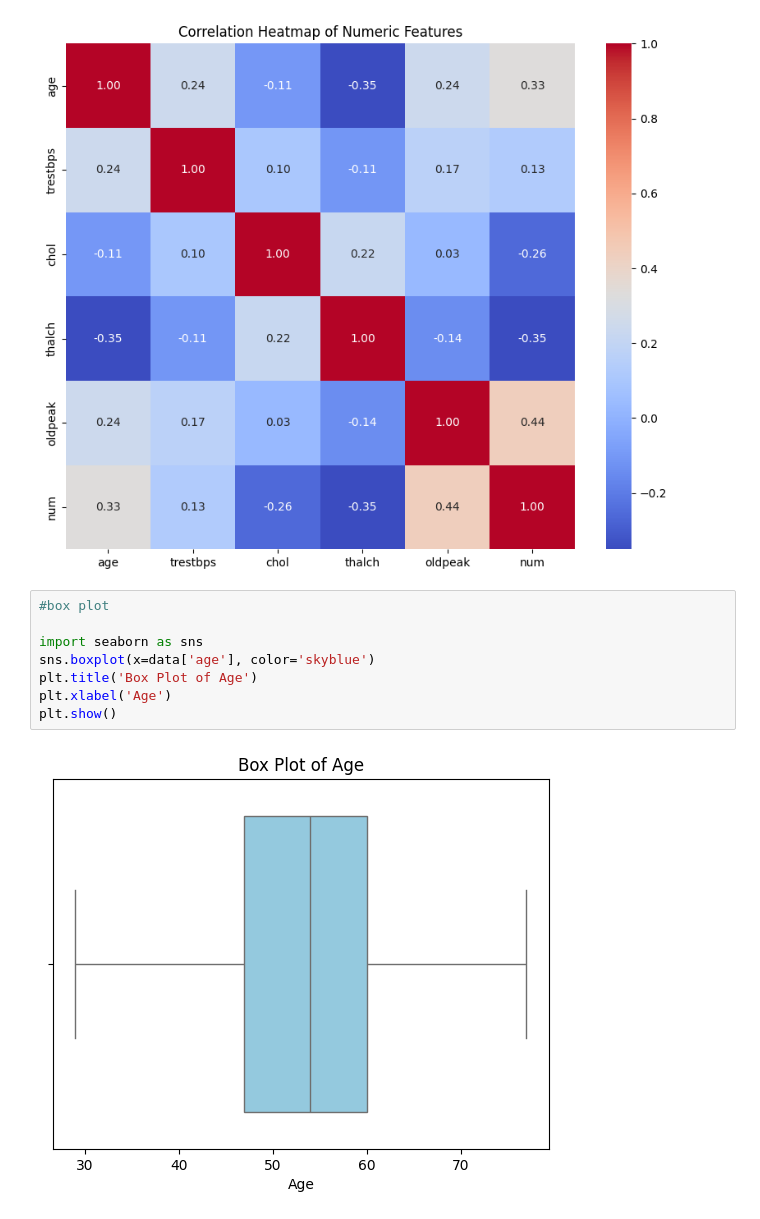
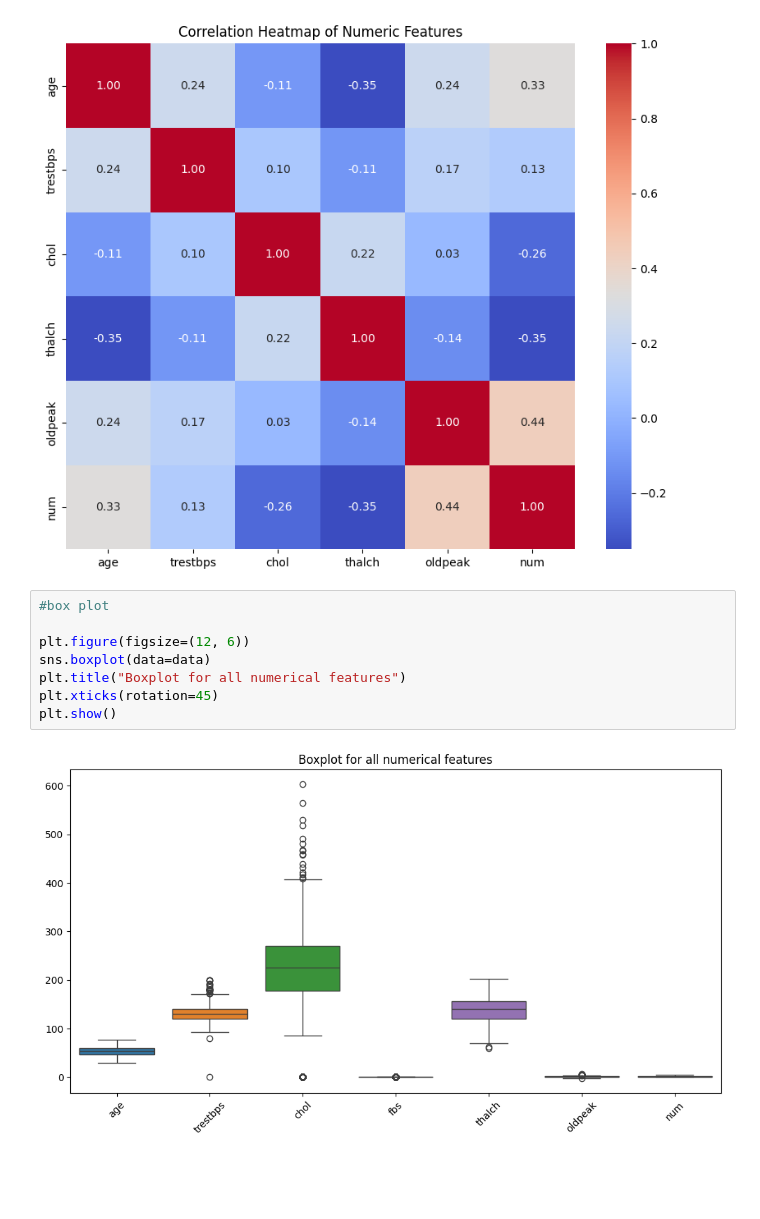
Before and after one commit to Niharikaperavali/DataScience, a Jupyter notebook: assignment_3_ds.ipynb, the cells around one changed output. Saved outputs shown, nothing was run; the diff lists cells and outputs as text; blank space fills up the shorter version.

```diff
--- a/assignment_3_ds.ipynb
+++ b/assignment_3_ds.ipynb
@@ -119,14 +127,14 @@ plt.title('Correlation Heatmap of Numeric Features')
 plt.show()
 # %% [output]
 [figure]
-# %%
-#box plot
-
-import seaborn as sns
-sns.boxplot(x=data['age'], color='skyblue')
-plt.title('Box Plot of Age')
-plt.xlabel('Age')
-plt.show()
-# %% [output]
-[figure, removed]
+# %%
+#box plot
+
+plt.figure(figsize=(12, 6))
+sns.boxplot(data=data)
+plt.title("Boxplot for all numerical features")
+plt.xticks(rotation=45)
+plt.show()
+# %% [output]
+[figure, added]
 # %%
```
Also changed, not shown: parts of 19 cells of this notebook.
